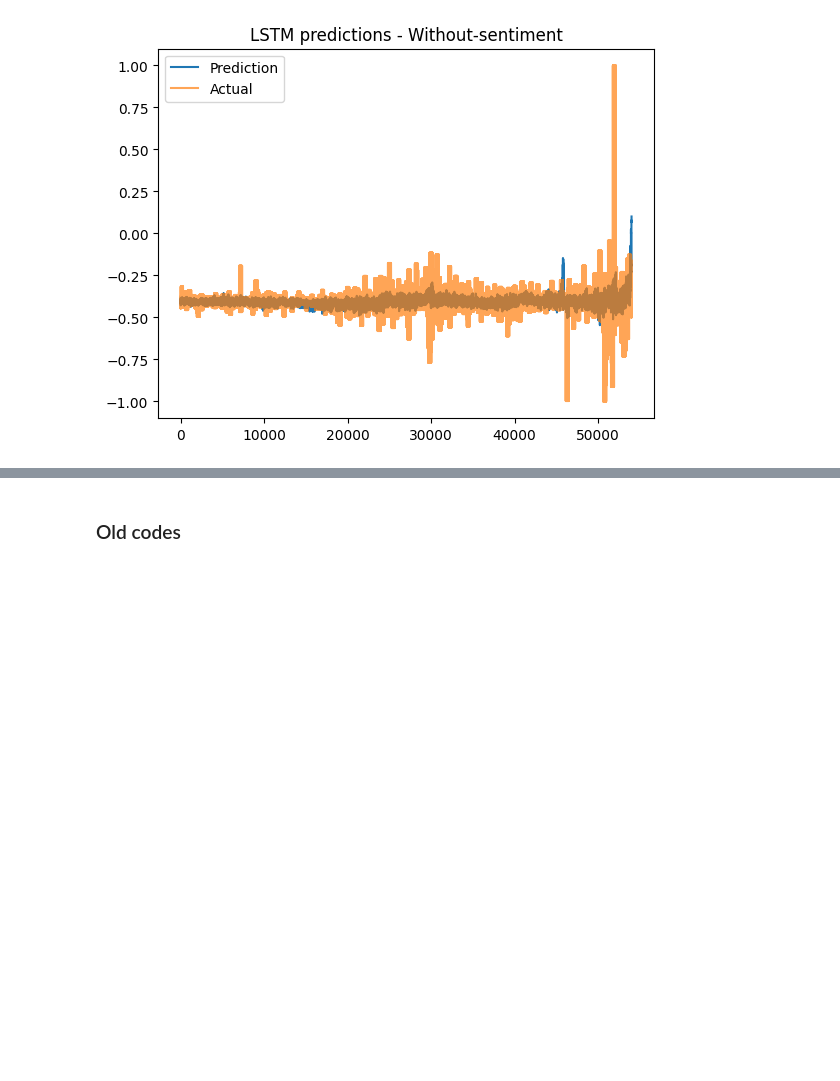
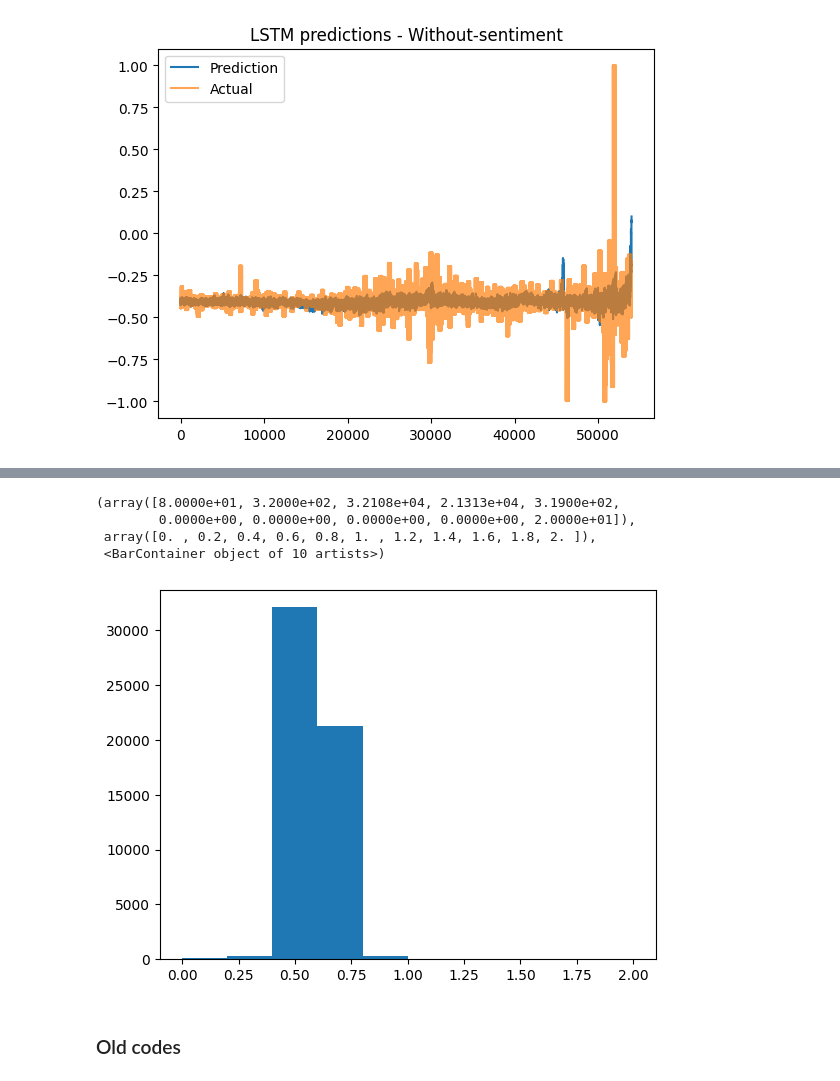
Before and after one commit to gregiberri/llm_financial_sentiment_analysis, a Jupyter notebook: notebooks/7_stock_prediction.ipynb, the cells around one changed output, grey strips where cells are left out. Drawn from its saved outputs; the diff is of its cells as text; code cells hidden in the pictures; blank space fills up the shorter version.

```diff
--- a/notebooks/7_stock_prediction.ipynb
+++ b/notebooks/7_stock_prediction.ipynb
@@ -855,3 +969,11 @@ evaluated_and_plot(df_res_2a, "Pred_lstm")
+# %%
+plt.hist(1 + df_pred["Ret"])
+# %% [output]
+(array([8.0000e+01, 3.2000e+02, 3.2108e+04, 2.1313e+04, 3.1900e+02,
+        0.0000e+00, 0.0000e+00, 0.0000e+00, 0.0000e+00, 2.0000e+01]),
+ array([0. , 0.2, 0.4, 0.6, 0.8, 1. , 1.2, 1.4, 1.6, 1.8, 2. ]),
+ <BarContainer object of 10 artists>)
+[figure, added]
 # %% [markdown]
 ### Old codes
 # %%
```
Also changed, not shown: parts of 23 cells of this notebook, 1 other file.
